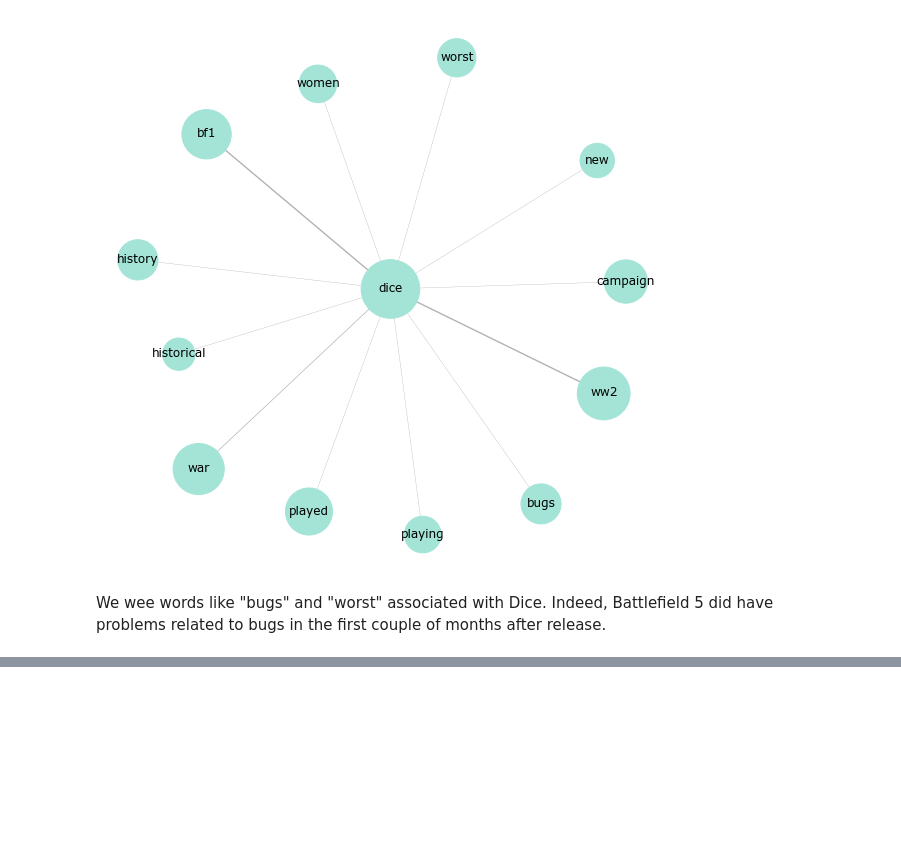
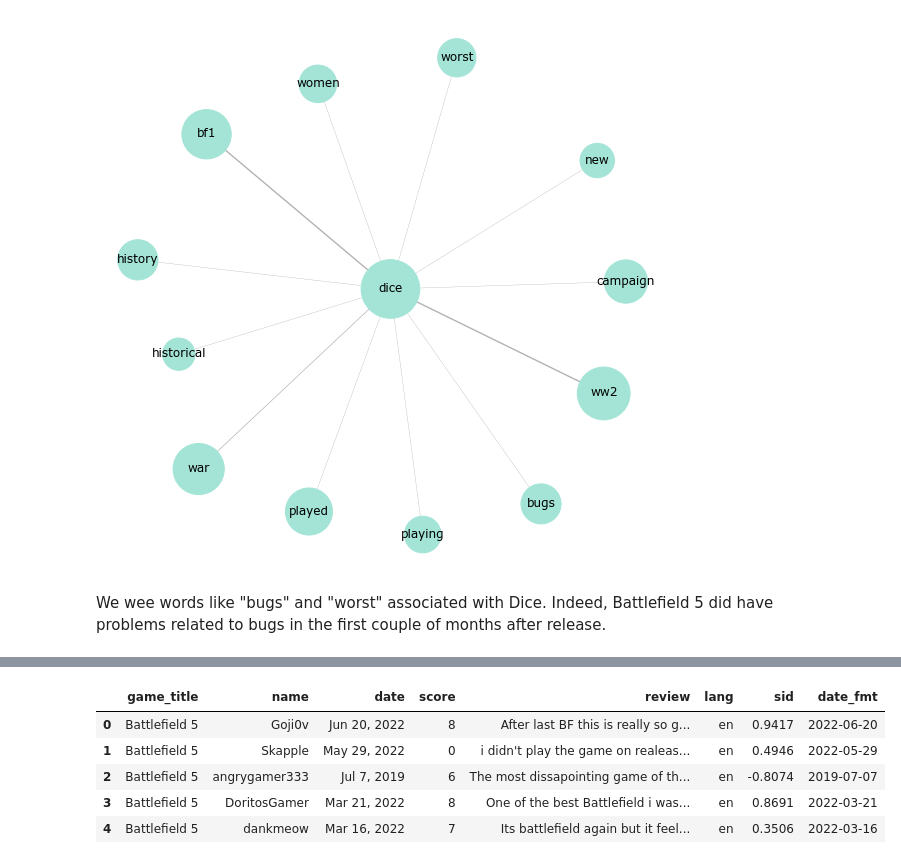
Before and after one commit to brunoochi/nlp_studies, a Jupyter notebook: PJ_Battle.ipynb, the cells around one changed output, grey strips where cells are left out. Drawn from its saved outputs; the diff is of its cells as text; code cells hidden in the pictures; blank space fills up the shorter version.

```diff
--- a/PJ_Battle.ipynb
+++ b/PJ_Battle.ipynb
@@ -428,13 +432,13 @@ import numpy as np
 import itertools
 
 # let's set a threshold of minimum word count
-def min_word_count(x):
-    c_words = [w for w,k in word_freq_bf5.items() if k > x and w not in nlp.Defaults.stop_words]
-    c_counts = [k for w,k in word_freq_bf5.items() if k > x and w not in nlp.Defaults.stop_words]
+def min_word_count(x, word_freq_data):
+    c_words = [w for w,k in word_freq_data.items() if k > x and w not in nlp.Defaults.stop_words]
+    c_counts = [k for w,k in word_freq_data.items() if k > x and w not in nlp.Defaults.stop_words]
     return c_words, c_counts
 
 # Minimum word count is 100 (words that appear less than 100 times will not be included in the visualization)
-c_words, c_counts = min_word_count(100)
+c_words, c_counts = min_word_count(100, word_freq_bf5)
 
 # check
 print(c_words)
@@ -628,0 +642,8 @@ We wee words like "bugs" and "worst" associated with Dice. Indeed, Battlefield 5
+# %%
+# Extract polarity scores to reviews
+sid = SentimentIntensityAnalyzer()
+
+bf5_en["sid"] =  bf5_en.apply(lambda x : sid.polarity_scores(x["review"])["compound"], axis=1)
+bf1_en["sid"] =  bf1_en.apply(lambda x : sid.polarity_scores(x["review"])["compound"], axis=1)
+codbo_en["sid"] =  codbo_en.apply(lambda x : sid.polarity_scores(x["review"])["compound"], axis=1)
+codiw_en["sid"] =  codiw_en.apply(lambda x : sid.polarity_scores(x["review"])["compound"], axis=1)
@@ -628,0 +667,17 @@ We wee words like "bugs" and "worst" associated with Dice. Indeed, Battlefield 5
+# %%
+# let's process the date column.
+# I want to see how scores trend over time
+
+from datetime import datetime
+bf5_en["date_fmt"] = bf5_en.apply(lambda x : datetime.strptime(x["date"], "%b %d, %Y"), axis=1)
+bf1_en["date_fmt"] = bf1_en.apply(lambda x : datetime.strptime(x["date"], "%b %d, %Y"), axis=1)
+codbo_en["date_fmt"] = codbo_en.apply(lambda x : datetime.strptime(x["date"], "%b %d, %Y"), axis=1)
+codiw_en["date_fmt"] = codiw_en.apply(lambda x : datetime.strptime(x["date"], "%b %d, %Y"), axis=1)
+bf5_en.head()
+# %% [output]
+|  | game_title | name | date | score | review | lang | sid | date_fmt |
+| 0 | Battlefield 5 | Goji0v | Jun 20, 2022 | 8 | After last BF this is really so g... | en | 0.9417 | 2022-06-20 |
+| 1 | Battlefield 5 | Skapple | May 29, 2022 | 0 | i didn't play the game on realeas... | en | 0.4946 | 2022-05-29 |
+| 2 | Battlefield 5 | angrygamer333 | Jul 7, 2019 | 6 | The most dissapointing game of th... | en | -0.8074 | 2019-07-07 |
+| 3 | Battlefield 5 | DoritosGamer | Mar 21, 2022 | 8 | One of the best Battlefield i was... | en | 0.8691 | 2022-03-21 |
+| 4 | Battlefield 5 | dankmeow | Mar 16, 2022 | 7 | Its battlefield again but it feel... | en | 0.3506 | 2022-03-16 |
```
Also changed, not shown: parts of 27 cells of this notebook.
